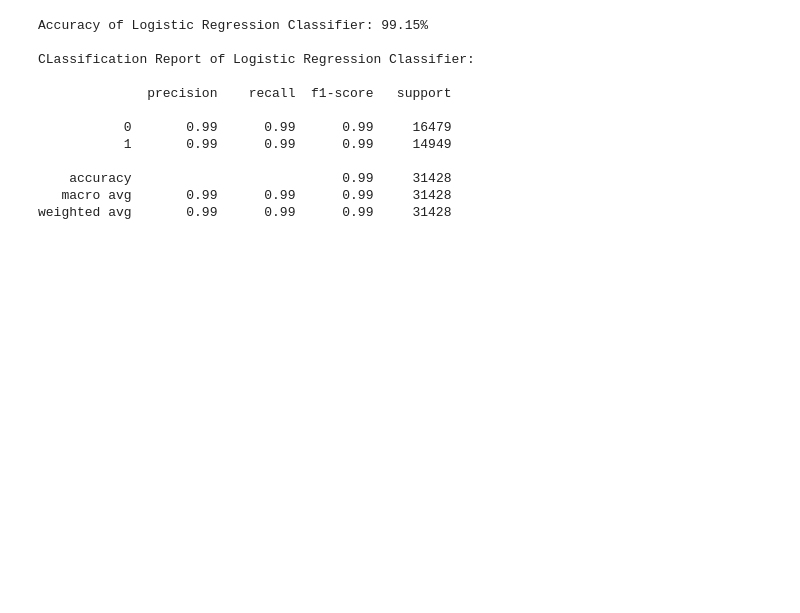
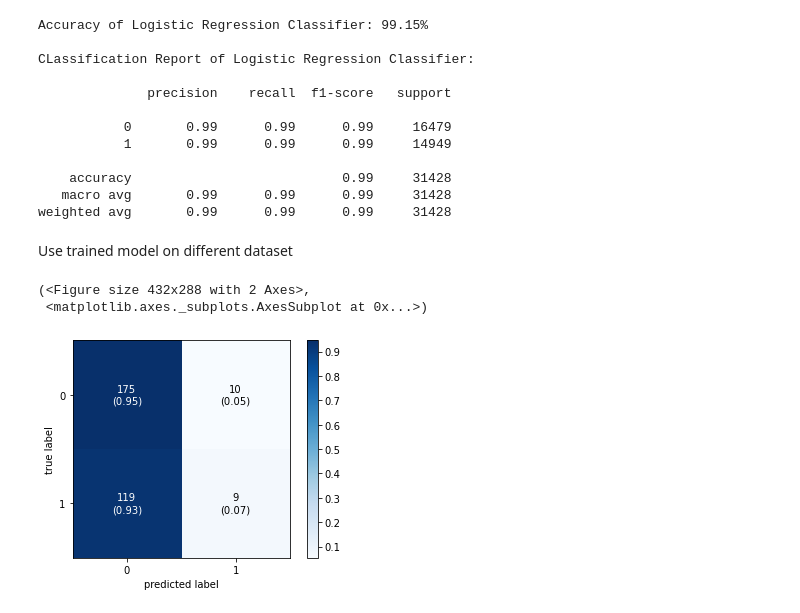
Before and after one commit to Squishy123/CPS803-Project, a Jupyter notebook: src/log_reg.ipynb, the cells around one changed output. Cells and saved outputs as stored; diff of their text form; code cells hidden in the pictures; blank space fills up the shorter version.

```diff
--- a/src/log_reg.ipynb
+++ b/src/log_reg.ipynb
@@ -5,11 +5,10 @@ import pandas as pd
 import matplotlib.pyplot as plt
 from sklearn.metrics import confusion_matrix
 from mlxtend.plotting import plot_confusion_matrix
+
+folder_path = 'datasets/kaggle_clement/split_files/'
+train_file = 'train.csv'
+test_file = 'test.csv'
-# %%
-folder_path = 'datasets/kaggle_clement/'
-train_file = 'train.csv'
-test_file = 'test.csv'
-save_file = 'test_pred.csv'
 # %% [markdown]
 Training model
 # %%
@@ -75,3 +74,18 @@ CLassification Report of Logistic Regression Classifier:
     accuracy                           0.99     31428
    macro avg       0.99      0.99      0.99     31428
 weighted avg       0.99      0.99      0.99     31428
+# %% [markdown]
+Use trained model on different dataset
+# %%
+folder_path = 'datasets/kaggle_ruchi/split_files/'
+train_file = 'train.csv'
+test_file = 'test.csv'
+# %%
+test_X, test_y = util.load_dataset(folder_path, test_file)
+test_pred_y = lrm.predict(test_X)
+# %%
+util.plot_conf_mat(test_y, test_pred_y)
+# %% [output]
+(<Figure size 432x288 with 2 Axes>,
+ <matplotlib.axes._subplots.AxesSubplot at 0x...>)
+[figure, added]
```
Also changed, not shown: parts of 6 cells of this notebook, 7 other files.
